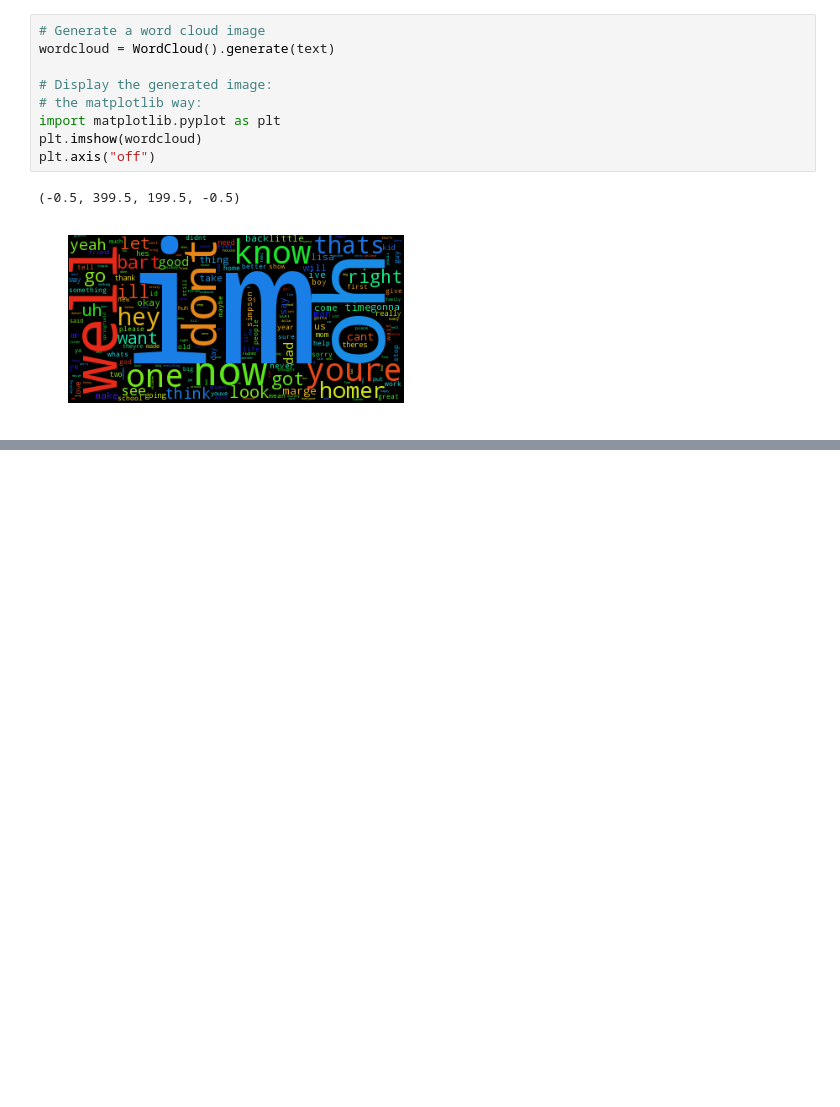
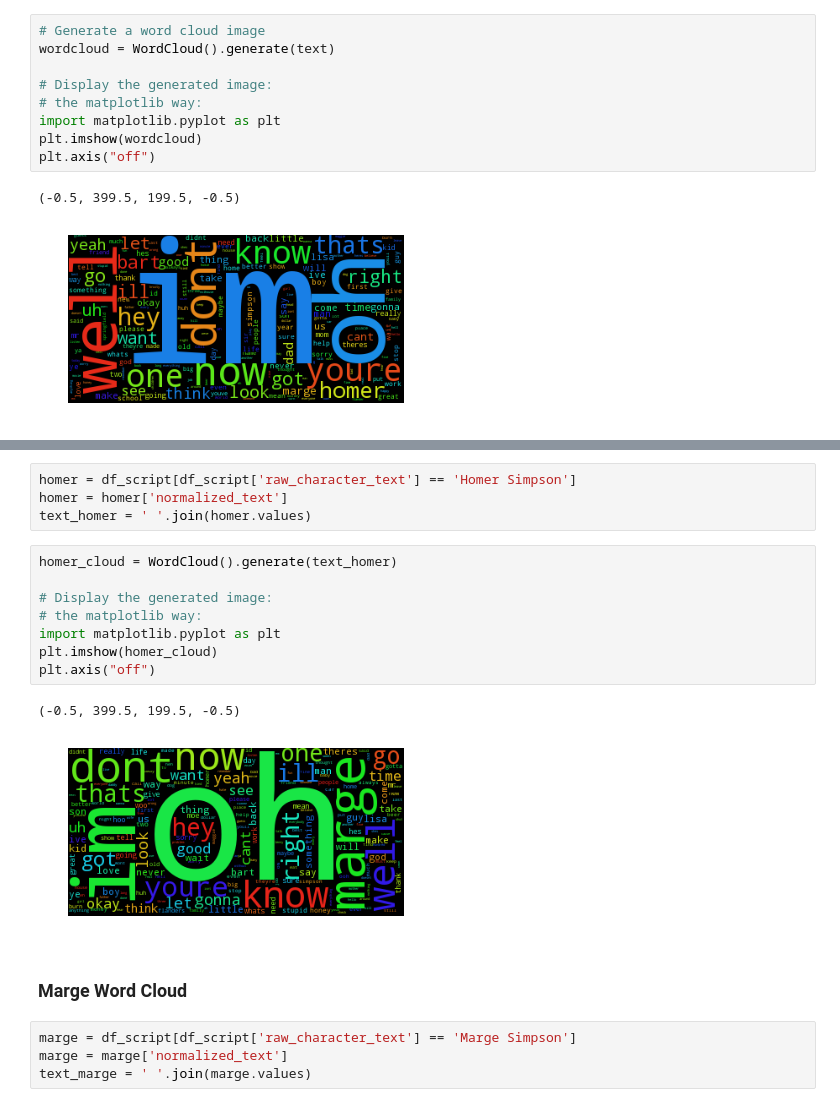
Before and after one commit to jillianhade/capstone_project, a Jupyter notebook: word_cloud.ipynb, the cells around one changed output, grey strips where cells are left out. Cells and saved outputs as stored; diff of their text form; blank space fills up the shorter version.

```diff
--- a/word_cloud.ipynb
+++ b/word_cloud.ipynb
@@ -125,0 +138,21 @@ KeyError: False
+# %%
+homer = df_script[df_script['raw_character_text'] == 'Homer Simpson']
+homer = homer['normalized_text']
+text_homer = ' '.join(homer.values)
+# %%
+homer_cloud = WordCloud().generate(text_homer)
+
+# Display the generated image:
+# the matplotlib way:
+import matplotlib.pyplot as plt
+plt.imshow(homer_cloud)
+plt.axis("off")
+# %% [output]
+(-0.5, 399.5, 199.5, -0.5)
+[figure, added]
+# %% [markdown]
+### Marge Word Cloud
+# %%
+marge = df_script[df_script['raw_character_text'] == 'Marge Simpson']
+marge = marge['normalized_text']
+text_marge = ' '.join(marge.values)
```
Also changed, not shown: parts of 15 cells of this notebook.
